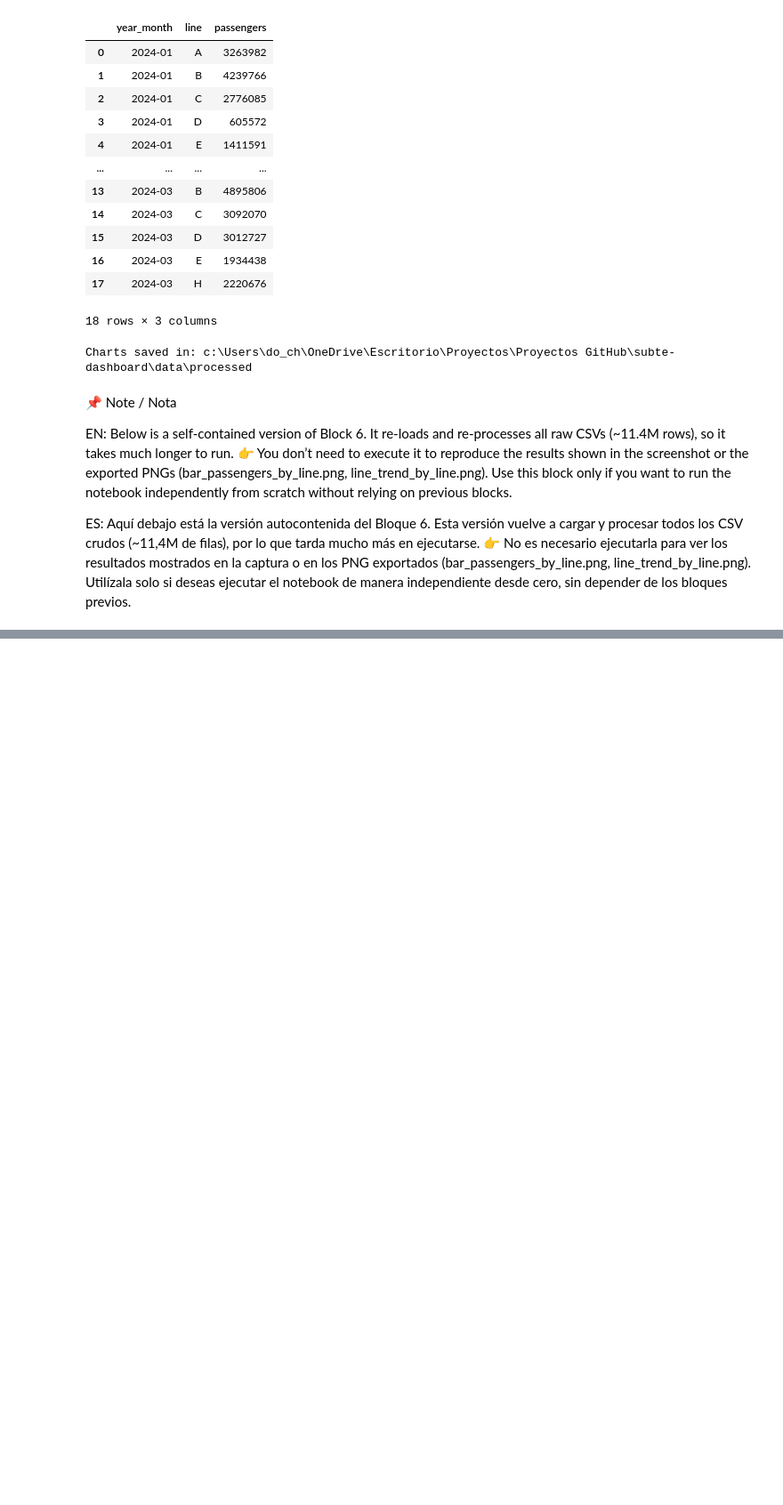
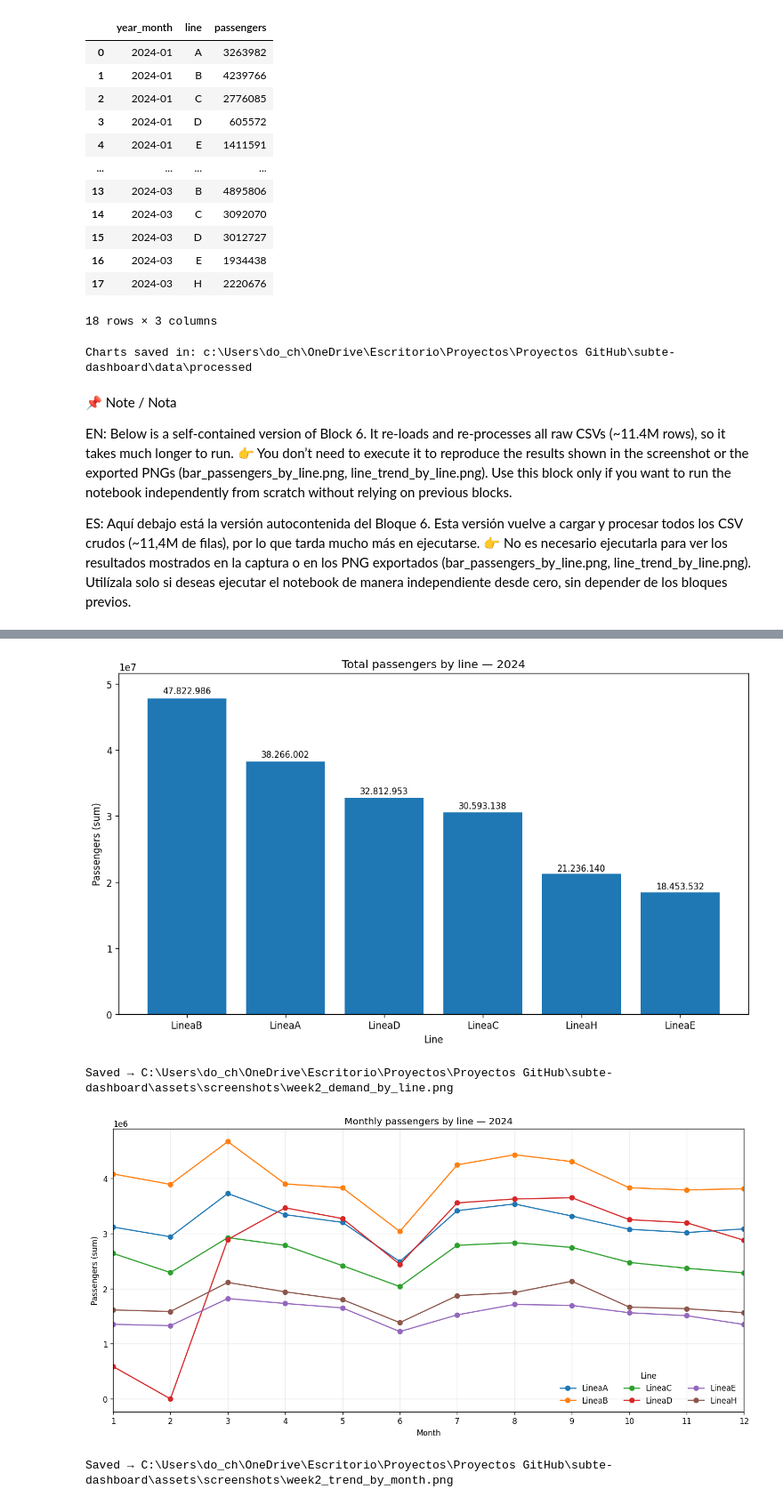
Before and after one commit to dochronos/subte-dashboard, a Jupyter notebook: notebooks/02_demand_trends.ipynb, the cells around one changed output, grey strips where cells are left out. Shown at 89% size. Cells and saved outputs as stored; diff of their text form; code cells hidden in the pictures; blank space fills up the shorter version.

Commit message:
Week 2 — Regenerate demand & trends screenshots for README

```diff
--- a/notebooks/02_demand_trends.ipynb
+++ b/notebooks/02_demand_trends.ipynb
@@ -572,0 +625,68 @@ print("Charts saved:", bar_path, "and", line_path)
+# %%
+# 02 — Block B: regenerate Week 2 figures
+
+df = load_clean_df().copy()
+
+# Limit to 2024 (por coherencia con el README)
+df = df[(df["date"].dt.year == 2024)].copy()
+df["month"] = df["date"].dt.month
+
+# ---------- Figure 1: total passengers by line (bar) ----------
+tot_by_line = (
+    df.groupby("line", observed=True)["passengers"]
+      .sum(min_count=1)
+      .sort_values(ascending=False)
+)
+
+fig, ax = plt.subplots(figsize=(10, 6), dpi=120)
+bars = ax.bar(tot_by_line.index.astype(str), tot_by_line.values)
+ax.set_title("Total passengers by line — 2024")
+ax.set_xlabel("Line")
+ax.set_ylabel("Passengers (sum)")
+ax.set_ylim(0, tot_by_line.values.max() * 1.08)
+
+# simple value labels
+for b in bars:
+    ax.text(b.get_x() + b.get_width()/2, b.get_height()*1.01,
+            f"{int(b.get_height()):,}".replace(",", "."), ha="center", va="bottom", fontsize=9)
+
+plt.tight_layout()
+out1 = SCREENSHOTS / "week2_demand_by_line.png"
+plt.savefig(out1, bbox_inches="tight", dpi=120)
+plt.show()
+print(f"Saved → {out1.resolve()}")
+
+# ---------- Figure 2: monthly trend by line (lines) ----------
+monthly_line = (
+    df.groupby(["month","line"], observed=True)["passengers"]
+      .sum(min_count=1)
+      .reset_index()
+    # Optionally scale to millions:
+    # .assign(passengers=lambda x: x["passengers"] / 1_000_000)
+)
+
+lines = sorted(monthly_line["line"].unique())
+fig, ax = plt.subplots(figsize=(12, 6), dpi=120)
+
+for ln in lines:
+    s = monthly_line[monthly_line["line"] == ln].sort_values("month")
+    ax.plot(s["month"], s["passengers"], marker="o", label=str(ln))
+
+ax.set_xticks(range(1, 13))
+ax.set_xlim(1, 12)
+ax.set_title("Monthly passengers by line — 2024")
+ax.set_xlabel("Month")
+ax.set_ylabel("Passengers (sum)")
+ax.legend(title="Line", ncol=3, frameon=False)
+ax.grid(True, alpha=0.25)
+
+plt.tight_layout()
+out2 = SCREENSHOTS / "week2_trend_by_month.png"
+plt.savefig(out2, bbox_inches="tight", dpi=120)
+plt.show()
+print(f"Saved → {out2.resolve()}")
+# %% [output]
+[figure, added]
+Saved → C:\Users\do_ch\OneDrive\Escritorio\Proyectos\Proyectos GitHub\subte-dashboard\assets\screenshots\week2_demand_by_line.png
+[figure, added]
+Saved → C:\Users\do_ch\OneDrive\Escritorio\Proyectos\Proyectos GitHub\subte-dashboard\assets\screenshots\week2_trend_by_month.png
```
Also changed, not shown: parts of 2 cells of this notebook, 3 other files.
